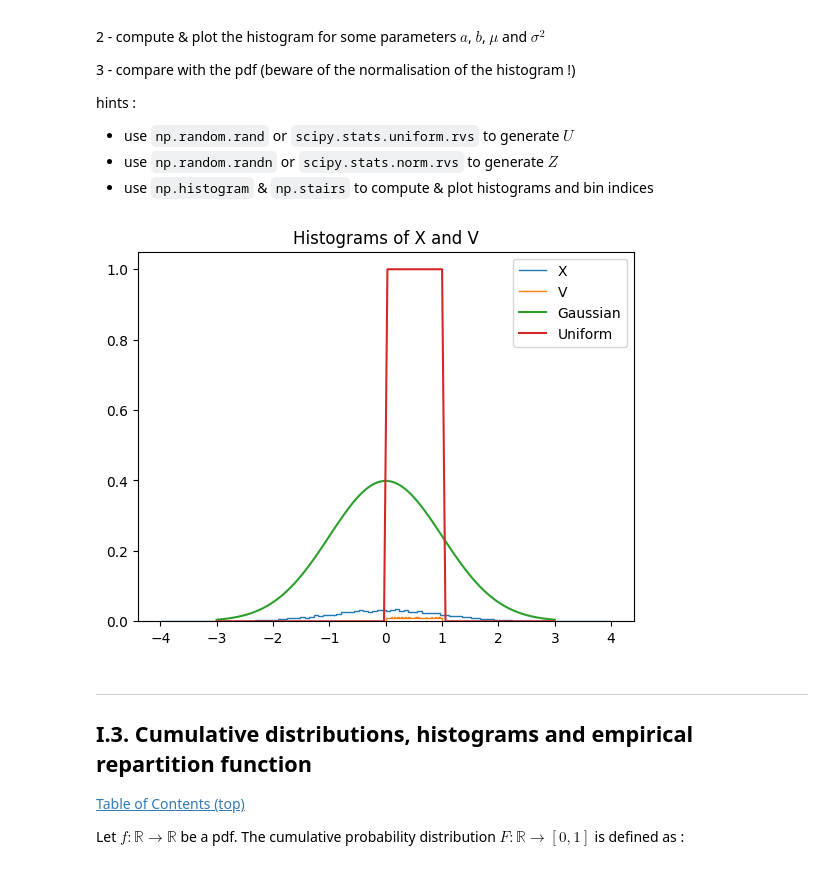
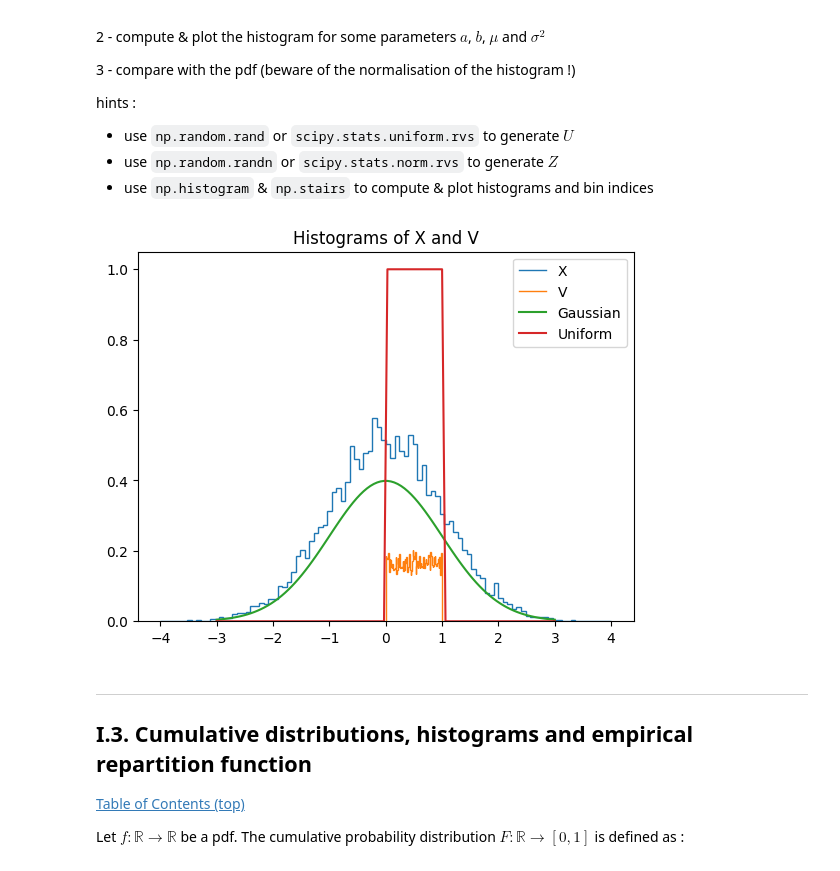
Before and after one commit to 1MrazorT1/Optimal_Transport, a Jupyter notebook: TP1_OT/TP_1_OT_1D_2025.ipynb, the cells around one changed output. Drawn from its saved outputs; the diff is of its cells as text; code cells hidden in the pictures.

```diff
--- a/TP1_OT/TP_1_OT_1D_2025.ipynb
+++ b/TP1_OT/TP_1_OT_1D_2025.ipynb
@@ -185,35 +185,36 @@ hints :
 # %%
 # your code here
 
 # sampling
 n = 10_000
 U = np.random.uniform(0,1,n)
 Z = np.random.normal(0,1,n)
 
 # change of variables
 a,b = 0, 1
 V = a + (b - a) * U
 mu, sig = 0, 1
 X = mu + sig * Z
 
 # histograms
 N = 100
 x = np.linspace(-3,3,N)
 h_X,bins_x = np.histogram(X, bins=N, range=(mu-4*sig, mu+4*sig))
 h_V,bins_v = np.histogram(V, bins=N, range=(a,b))
 
 # normalization
-h_X = h_X / np.sum(h_X)
-h_V = h_V / np.sum(h_V)
+dx = x[1] - x[0]
+h_X = h_X / np.sum(h_X) / dx
+h_V = h_V / np.sum(h_V) / dx
 plt.figure()
 plt.stairs(h_X, bins_x, label= "X")
 plt.stairs(h_V, bins_v, label= "V")
 plt.plot(x,MyGauss(x,mu,sig), label = "Gaussian")
 plt.plot(x,MyUniform(x,a,b), label = "Uniform")
 plt.title("Histograms of X and V")
 plt.legend();
 # %% [output]
-[figure, old version]
+[figure, new version]
 # %% [markdown]
 ---
 ## I.3. Cumulative distributions, histograms and empirical repartition function
```
